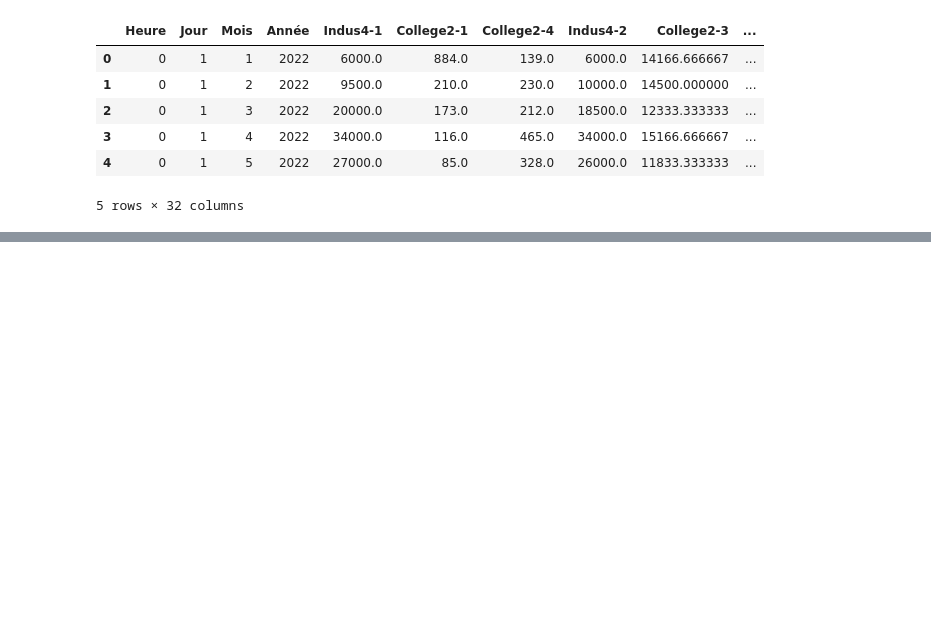
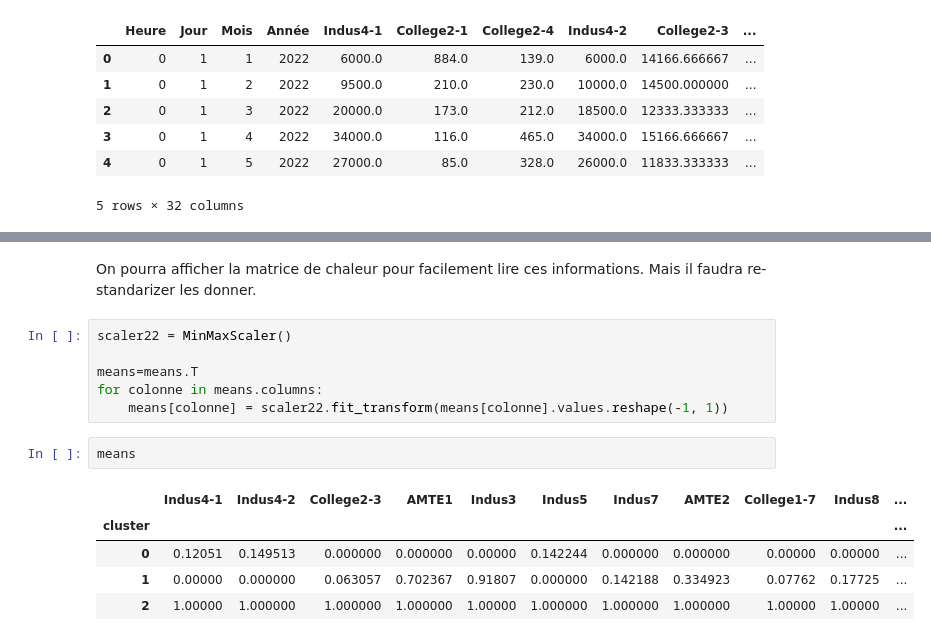
Before and after one commit to Hamza1407/AnalyseTemp, a Jupyter notebook: Clustering Heures.ipynb, the cells around one changed output, grey strips where cells are left out. Cells and saved outputs as stored; diff of their text form; blank space fills up the shorter version.

```diff
--- a/Clustering Heures.ipynb
+++ b/Clustering Heures.ipynb
@@ -103,0 +171,16 @@ La moyenne de la colonne Private2 pour le cluster 2 est de 1266.89
+# %% [markdown]
+On pourra afficher la matrice de chaleur pour facilement lire ces informations. Mais il faudra re-standarizer les donner.
+# %%
+scaler22 = MinMaxScaler()
+
+means=means.T
+for colonne in means.columns:
+    means[colonne] = scaler22.fit_transform(means[colonne].values.reshape(-1, 1))
+# %%
+means
+# %% [output]
+|  | Indus4-1 | Indus4-2 | College2-3 | AMTE1 | Indus3 | Indus5 | Indus7 | AMTE2 | College1-7 | Indus8 | ... |
+| cluster |  |  |  |  |  |  |  |  |  |  | ... |
+| 0 | 0.12051 | 0.149513 | 0.000000 | 0.000000 | 0.00000 | 0.142244 | 0.000000 | 0.000000 | 0.00000 | 0.00000 | ... |
+| 1 | 0.00000 | 0.000000 | 0.063057 | 0.702367 | 0.91807 | 0.000000 | 0.142188 | 0.334923 | 0.07762 | 0.17725 | ... |
+| 2 | 1.00000 | 1.000000 | 1.000000 | 1.000000 | 1.00000 | 1.000000 | 1.000000 | 1.000000 | 1.00000 | 1.00000 | ... |
```
Also changed, not shown: parts of 18 cells of this notebook.
